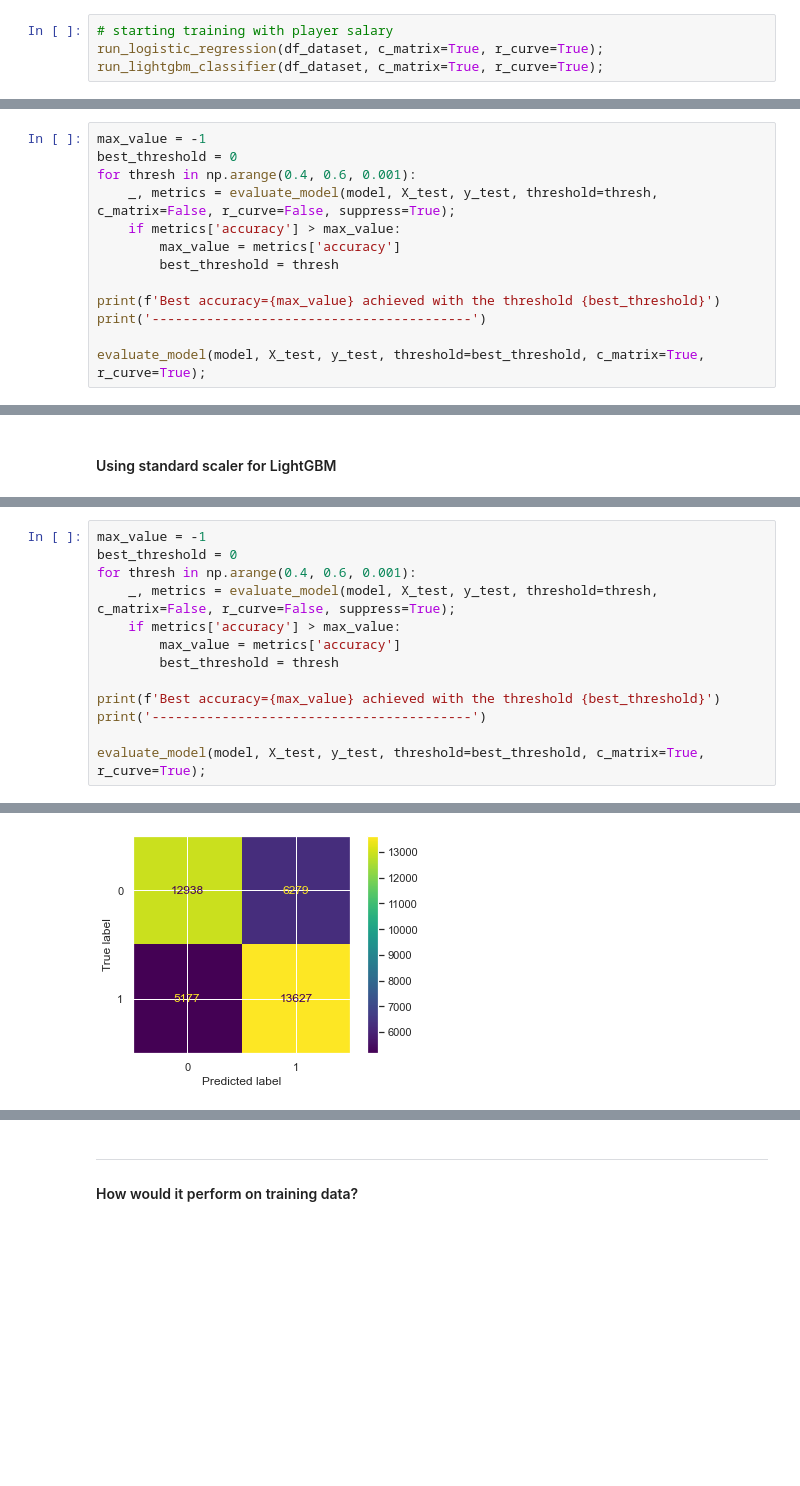
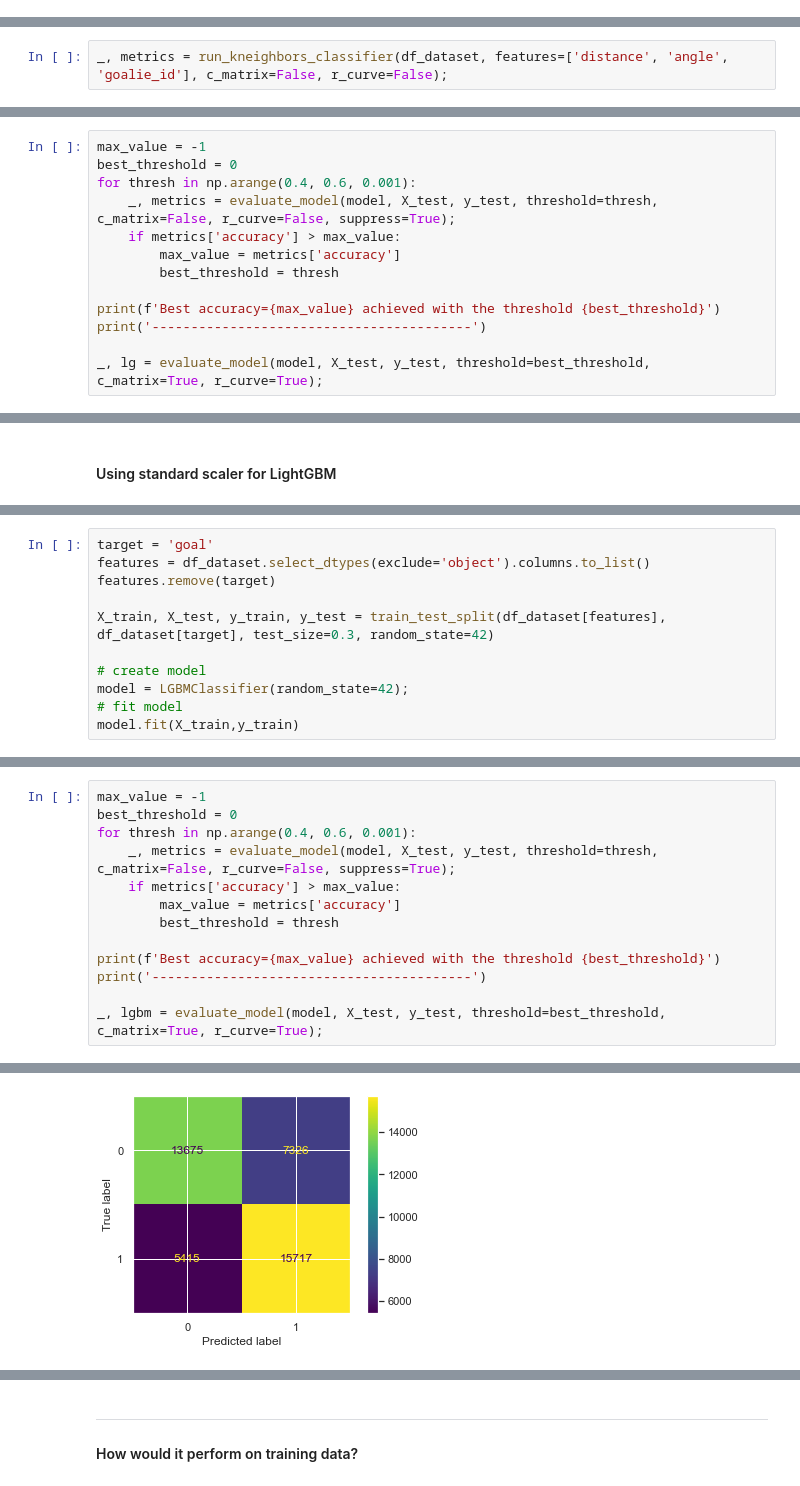
Before and after one commit to rmnng/dsnanocapstone, a Jupyter notebook: 7_nhl_finetuning_experiments.ipynb, the cells around one changed output, grey strips where cells are left out. Saved outputs shown, nothing was run; the diff lists cells and outputs as text; blank space fills up the shorter version.

```diff
--- a/7_nhl_finetuning_experiments.ipynb
+++ b/7_nhl_finetuning_experiments.ipynb
@@ -279,4 +91,0 @@ df_dataset = df_dataset[df_dataset.salary<10000000]
-# %%
-# starting training with player salary
-run_logistic_regression(df_dataset, c_matrix=True, r_curve=True);
-run_lightgbm_classifier(df_dataset, c_matrix=True, r_curve=True);
@@ -320,0 +156,2 @@ X_train, X_test, y_train, y_test = train_test_split(df_dataset[features], df_dat
+# %%
+_, metrics = run_kneighbors_classifier(df_dataset, features=['distance', 'angle', 'goalie_id'], c_matrix=False, r_curve=False);
@@ -367,5 +213,5 @@ for thresh in np.arange(0.4, 0.6, 0.001):
 print(f'Best accuracy={max_value} achieved with the threshold {best_threshold}')
 print('-----------------------------------------')
 
-evaluate_model(model, X_test, y_test, threshold=best_threshold, c_matrix=True, r_curve=True);
+_, lg = evaluate_model(model, X_test, y_test, threshold=best_threshold, c_matrix=True, r_curve=True);
 # %% [output]
@@ -460,2 +309,13 @@ This is actually almost the same
 
 ---
+# %%
+target = 'goal'
+features = df_dataset.select_dtypes(exclude='object').columns.to_list()
+features.remove(target)
+
+X_train, X_test, y_train, y_test = train_test_split(df_dataset[features], df_dataset[target], test_size=0.3, random_state=42)
+
+# create model
+model = LGBMClassifier(random_state=42);
+# fit model
+model.fit(X_train,y_train)
@@ -471,5 +333,5 @@ for thresh in np.arange(0.4, 0.6, 0.001):
 print(f'Best accuracy={max_value} achieved with the threshold {best_threshold}')
 print('-----------------------------------------')
 
-evaluate_model(model, X_test, y_test, threshold=best_threshold, c_matrix=True, r_curve=True);
+_, lgbm = evaluate_model(model, X_test, y_test, threshold=best_threshold, c_matrix=True, r_curve=True);
 # %% [output]
@@ -484,4 +346,4 @@ Recall: 0.7247
 =========================================
-[figure, old version]
+[figure, new version]
 [figure]
 # %% [markdown]
```
Also changed, not shown: parts of 60 cells of this notebook, 13 other files.
